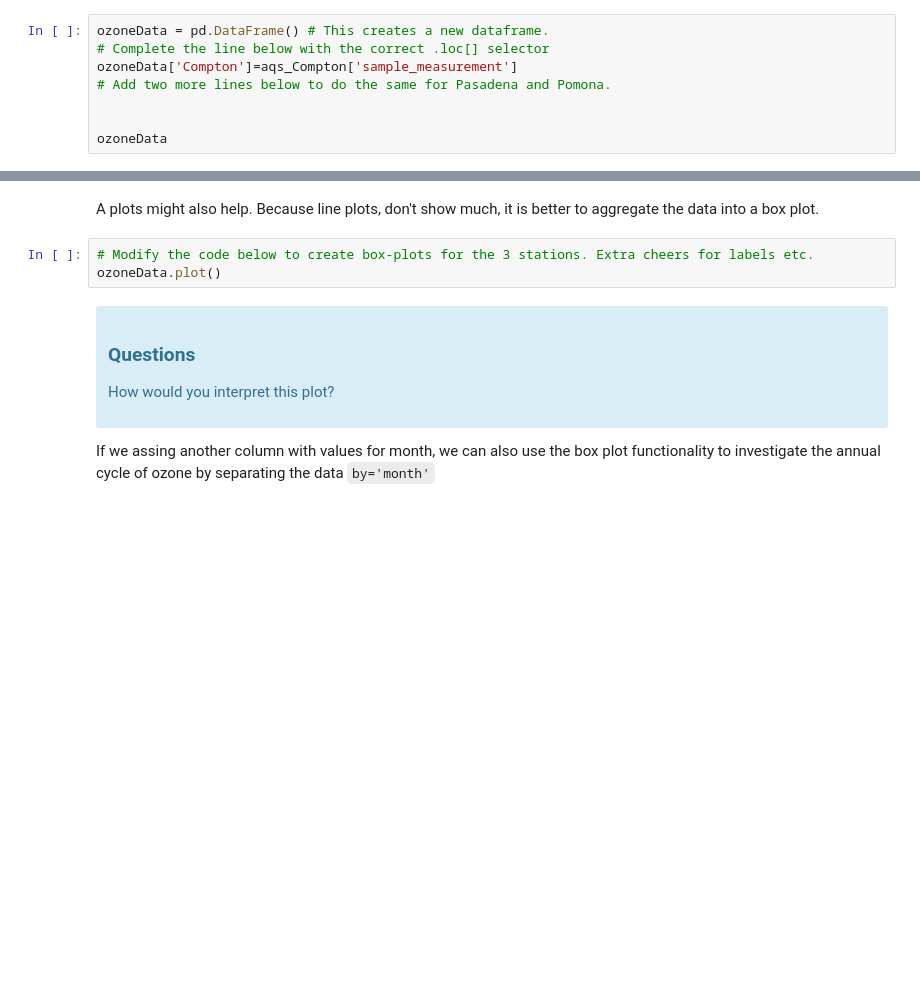
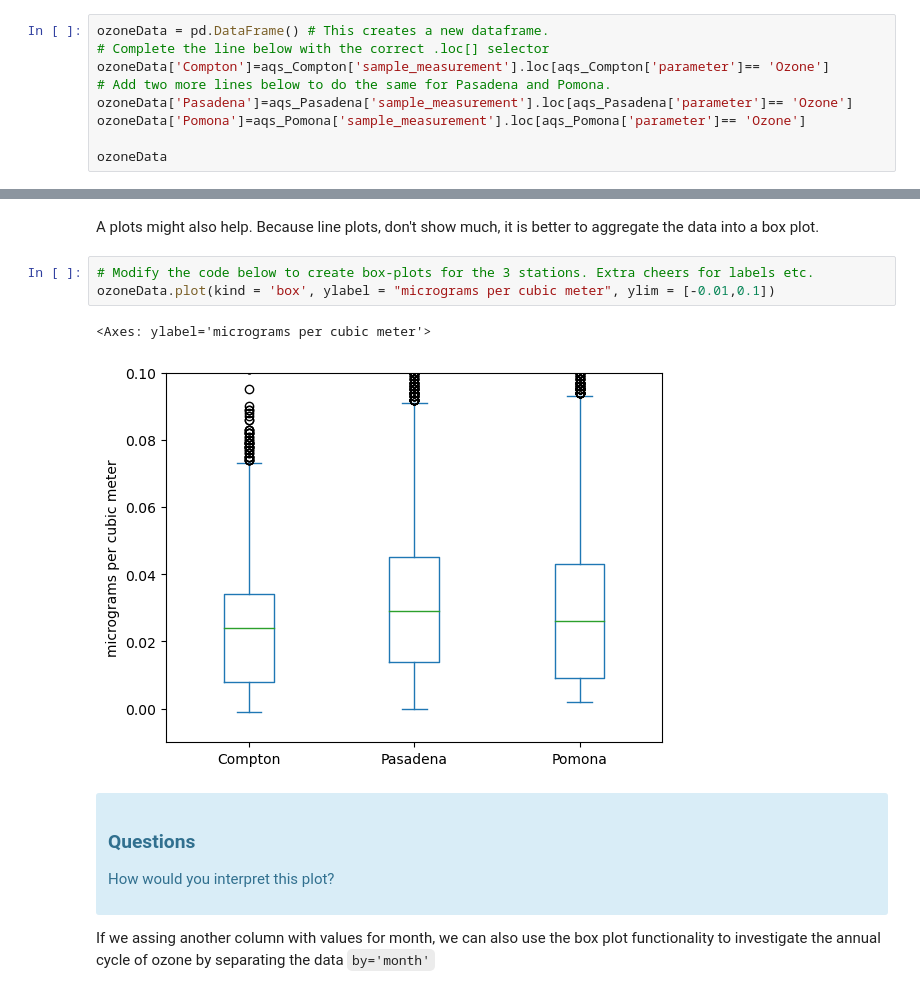
Before and after one commit to Lamoureux2021/ISAT420_Code, a Jupyter notebook: W5_1_AirQuality/code/analyzingAQData.ipynb, the cells around one changed output, grey strips where cells are left out. Saved outputs shown, nothing was run; the diff lists cells and outputs as text; blank space fills up the shorter version.

Commit message:
Work with Air quality data

```diff
--- a/W5_1_AirQuality/code/analyzingAQData.ipynb
+++ b/W5_1_AirQuality/code/analyzingAQData.ipynb
@@ -232,8 +261,9 @@ Can you complete the code below to do just that?
 # %%
 ozoneData = pd.DataFrame() # This creates a new dataframe.
 # Complete the line below with the correct .loc[] selector
-ozoneData['Compton']=aqs_Compton['sample_measurement']
+ozoneData['Compton']=aqs_Compton['sample_measurement'].loc[aqs_Compton['parameter']== 'Ozone']
 # Add two more lines below to do the same for Pasadena and Pomona.
-
+ozoneData['Pasadena']=aqs_Pasadena['sample_measurement'].loc[aqs_Pasadena['parameter']== 'Ozone']
+ozoneData['Pomona']=aqs_Pomona['sample_measurement'].loc[aqs_Pomona['parameter']== 'Ozone']
 
 ozoneData
@@ -246,7 +301,10 @@ ozoneData
 A plots might also help. Because line plots, don't show much, it is better to aggregate the data into a box plot.
 # %%
 # Modify the code below to create box-plots for the 3 stations. Extra cheers for labels etc.
-ozoneData.plot()
+ozoneData.plot(kind = 'box', ylabel = "micrograms per cubic meter", ylim = [-0.01,0.1])
+# %% [output]
+<Axes: ylabel='micrograms per cubic meter'>
+[figure, added]
 # %% [markdown]
 <div class="alert alert-info" role="alert">
 <h3 class="alert-heading">Questions</h3>
```
Also changed, not shown: parts of 8 cells of this notebook, 1 other file.
